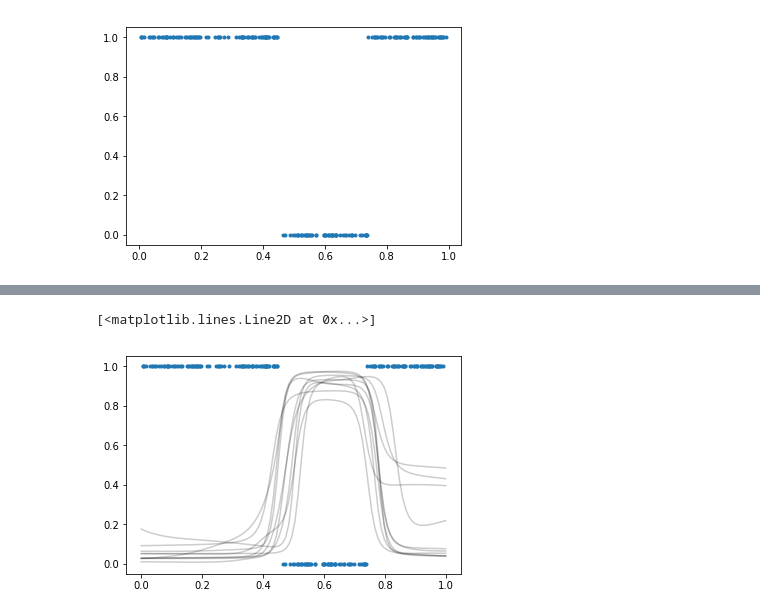
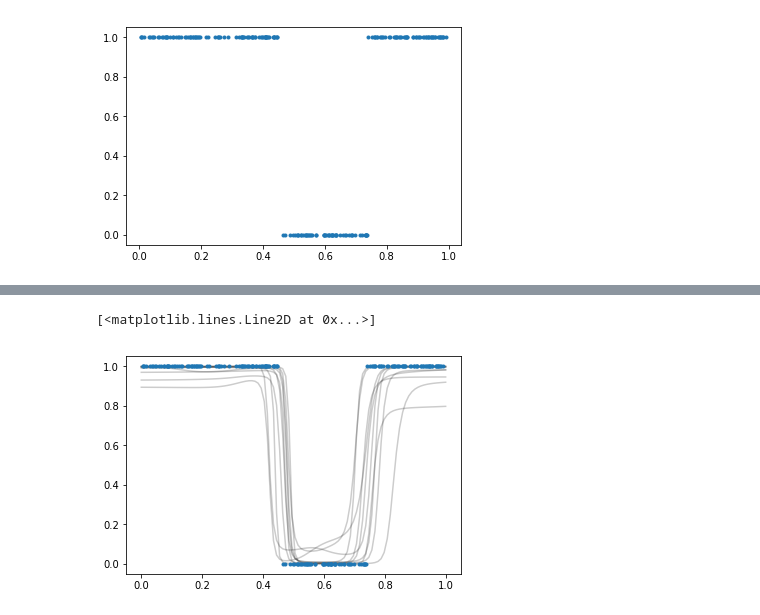
Before and after one commit to amzn/MXFusion, a Jupyter notebook: examples/notebooks/bnn_classification.ipynb, the cells around one changed output, grey strips where cells are left out. Cells and saved outputs as stored; diff of their text form; code cells hidden in the pictures.

Commit message:
fix the issues in the notebooks and rename nOutputs to num_outputs

```diff
--- a/examples/notebooks/bnn_classification.ipynb
+++ b/examples/notebooks/bnn_classification.ipynb
@@ -34,13 +36,13 @@ net.initialize(mx.init.Xavier(magnitude=1))
 from mxfusion.components.variables.var_trans import PositiveTransformation
 from mxfusion.inference import VariationalPosteriorForwardSampling
 # %%
-m = mf.components.Model()
-m.N = mf.components.Variable()
-m.f = mf.components.functions.MXFusionGluonFunction(net, nOutputs=1, broadcastable=False)
-m.x = mf.components.Variable(shape=(m.N,1))
+m = mf.Model()
+m.N = mf.Variable()
+m.f = mf.functions.MXFusionGluonFunction(net, num_outputs=1, broadcastable=False)
+m.x = mf.Variable(shape=(m.N,1))
 m.r = m.f(m.x)
 for _,v in m.r.factor.block_variables:
     v.set_prior(mf.components.distributions.Normal(mean=mx.nd.array([0]),variance=mx.nd.array([3.])))
-m.y = mf.components.distributions.Categorical.define_variable(log_prob=m.r,  shape=(m.N,1))
-m.show()
+m.y = mf.distributions.Categorical.define_variable(log_prob=m.r,  shape=(m.N,1), num_classes=2)
+print(m)
 # %% [output]
@@ -102,14 +121,11 @@ res = infr2.run(x=mx.nd.array(xt))
 # %%
 yt = res[m.r].asnumpy()
 # %%
-# plot(xt[:,0],yt[:,0])
 yt_mean = yt.mean(0)
 yt_std = yt.std(0)
-#plot(xt[:,0], yt.mean(0)[:,0])
-#errorbar(xt[:,0],y=yt_mean[:,0],yerr=yt_std[:,0]*2)
 for i in range(yt.shape[0]):
-    plot(xt[:,0],1./(1+np.exp(-yt[i,:,0])),'k',alpha=0.2)
+    plot(xt[:,0],1./(1+np.exp(yt[i,:,0]-yt[i,:,1])),'k',alpha=0.2)
 plot(x[:,0],y[:,0],'.')
 # %% [output]
 [<matplotlib.lines.Line2D at 0x...>]
-[figure, old version]
+[figure, new version]
```
Also changed, not shown: parts of 5 cells of this notebook, 12 other files.
